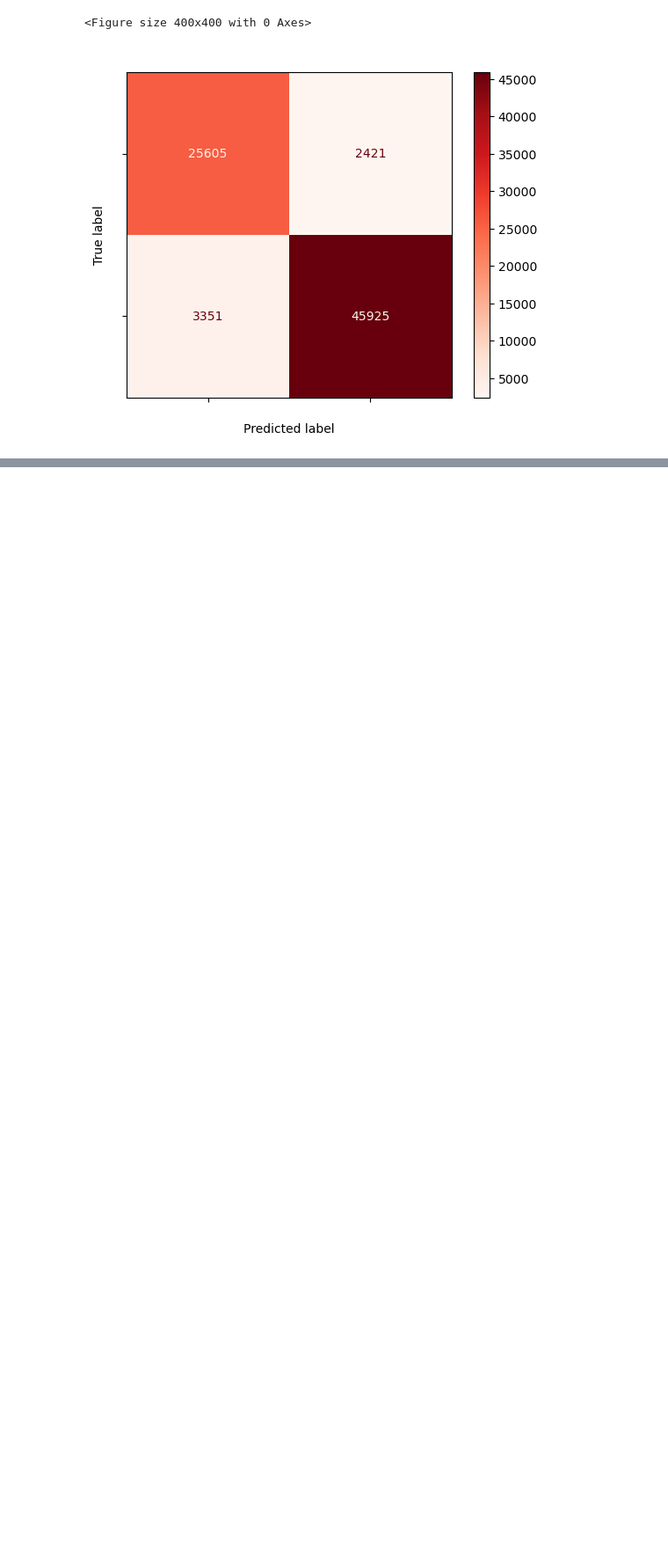
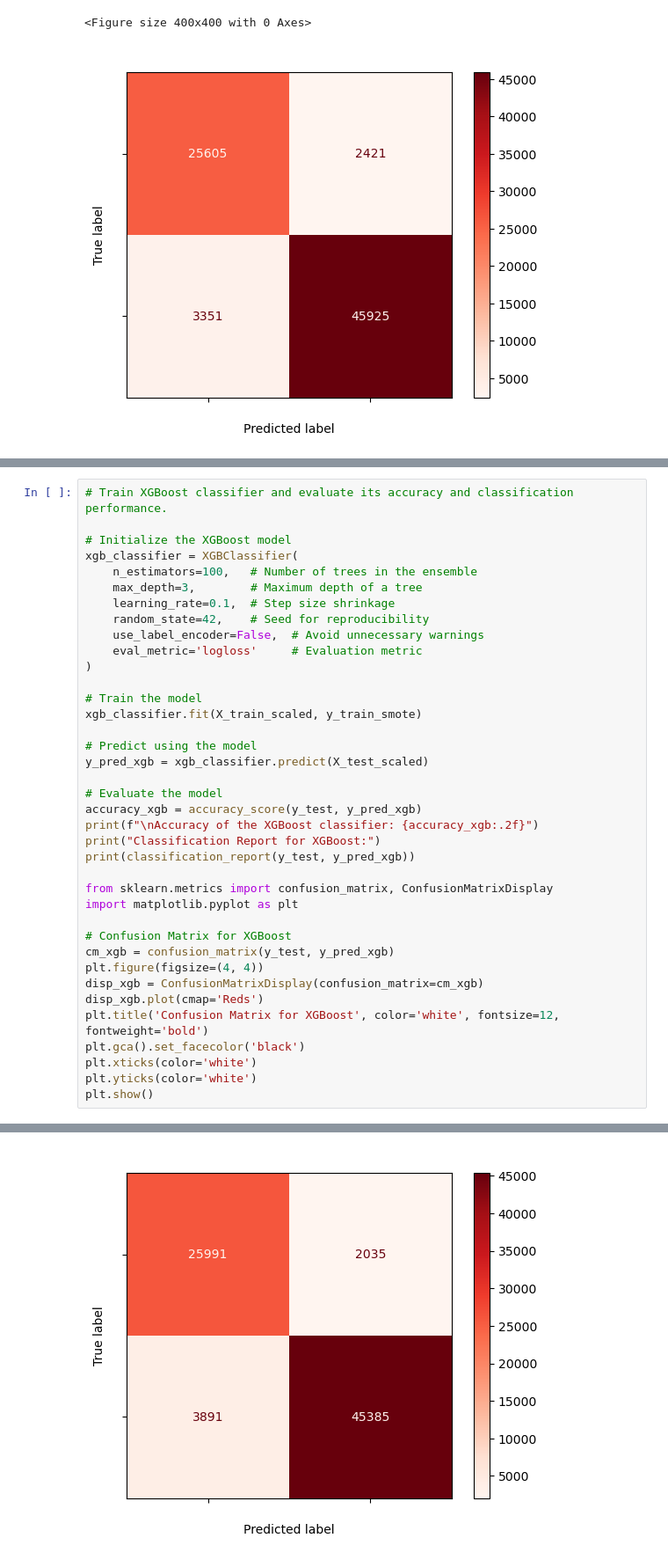
Before and after one commit to AKASHKR123/Intrusion_Detection, a Jupyter notebook: Disseration_code.ipynb, the cells around one changed output, grey strips where cells are left out. Shown at 88% size. Cells and saved outputs as stored; diff of their text form; blank space fills up the shorter version.

```diff
--- a/Disseration_code.ipynb
+++ b/Disseration_code.ipynb
@@ -665,0 +744,39 @@ plt.show()
+# %%
+# Train XGBoost classifier and evaluate its accuracy and classification performance.
+
+# Initialize the XGBoost model
+xgb_classifier = XGBClassifier(
+    n_estimators=100,   # Number of trees in the ensemble
+    max_depth=3,        # Maximum depth of a tree
+    learning_rate=0.1,  # Step size shrinkage
+    random_state=42,    # Seed for reproducibility
+    use_label_encoder=False,  # Avoid unnecessary warnings
+    eval_metric='logloss'     # Evaluation metric
+)
+
+# Train the model
+xgb_classifier.fit(X_train_scaled, y_train_smote)
+
+# Predict using the model
+y_pred_xgb = xgb_classifier.predict(X_test_scaled)
+
+# Evaluate the model
+accuracy_xgb = accuracy_score(y_test, y_pred_xgb)
+print(f"\nAccuracy of the XGBoost classifier: {accuracy_xgb:.2f}")
+print("Classification Report for XGBoost:")
+print(classification_report(y_test, y_pred_xgb))
+
+from sklearn.metrics import confusion_matrix, ConfusionMatrixDisplay
+import matplotlib.pyplot as plt
+
+# Confusion Matrix for XGBoost
+cm_xgb = confusion_matrix(y_test, y_pred_xgb)
+plt.figure(figsize=(4, 4))
+disp_xgb = ConfusionMatrixDisplay(confusion_matrix=cm_xgb)
+disp_xgb.plot(cmap='Reds')
+plt.title('Confusion Matrix for XGBoost', color='white', fontsize=12, fontweight='bold')
+plt.gca().set_facecolor('black')
+plt.xticks(color='white')
+plt.yticks(color='white')
+plt.show()
+# %% [output]
@@ -665,0 +797 @@ plt.show()
+[figure, added]
```
Also changed, not shown: parts of 21 cells of this notebook.
